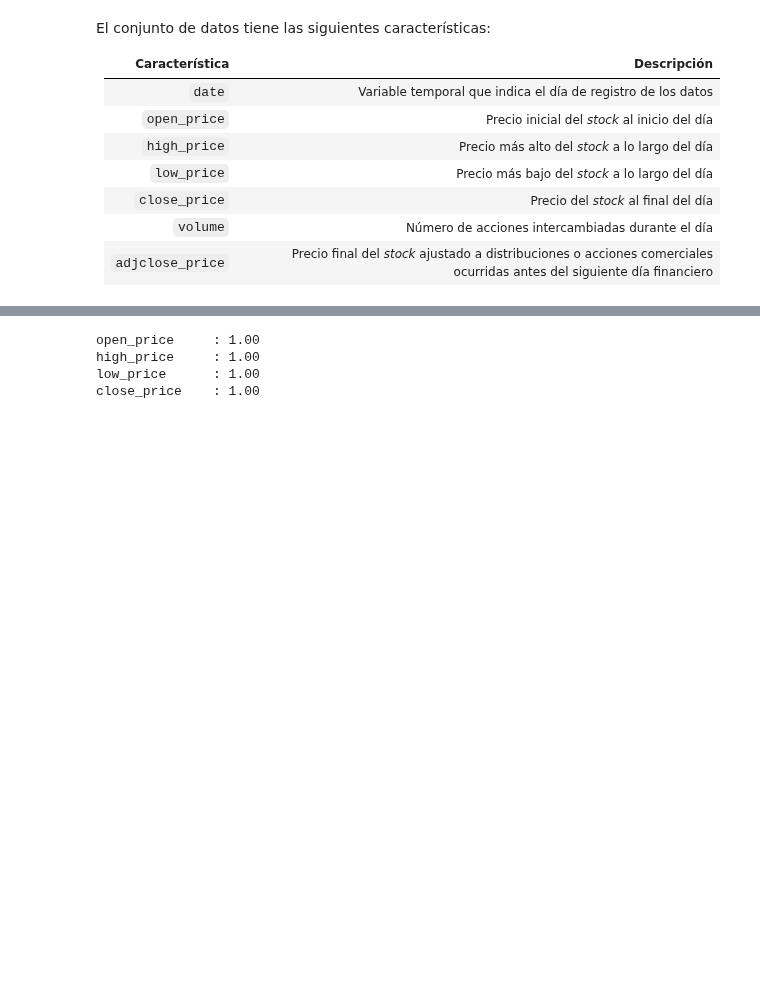
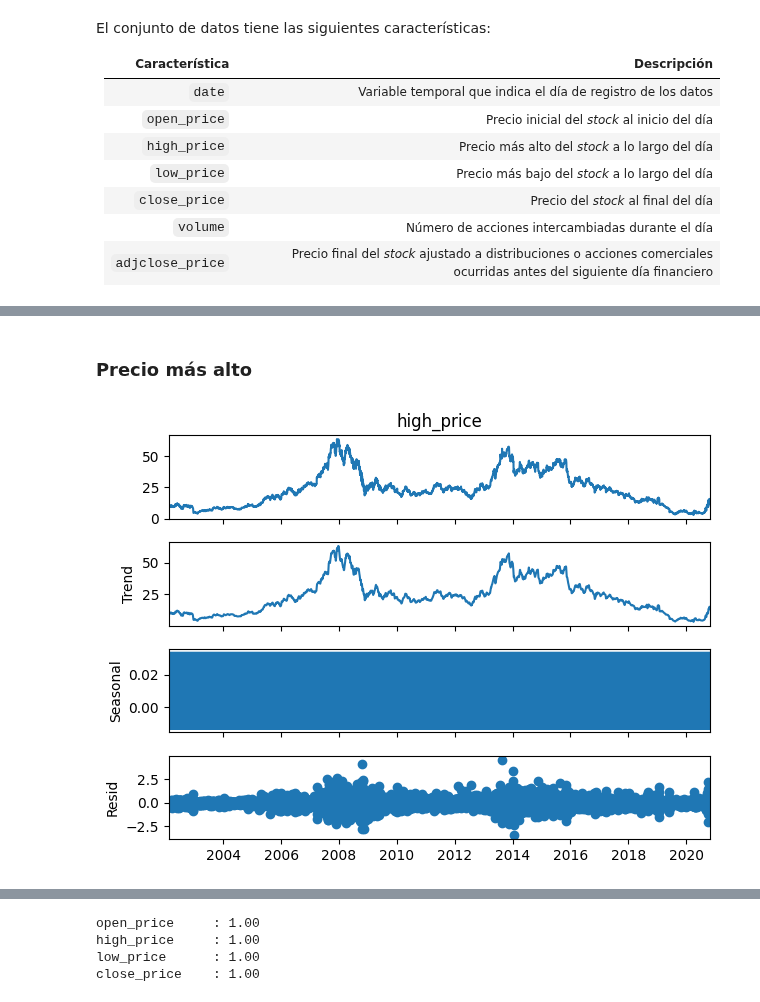
Before and after one commit to alu0101351773/TAAD_practicas, a Jupyter notebook: src/time_series.ipynb, the cells around one changed output, grey strips where cells are left out. Drawn from its saved outputs; the diff is of its cells as text; code cells hidden in the pictures; blank space fills up the shorter version.

```diff
--- a/src/time_series.ipynb
+++ b/src/time_series.ipynb
@@ -202,0 +124,6 @@ Npi a decir verdad.
+# %% [markdown]
+### Precio más alto
+# %%
+seasonal_decompose(df['high_price'], model='additive').plot(); None
+# %% [output]
+[figure, added]
```
Also changed, not shown: parts of 45 cells of this notebook.
